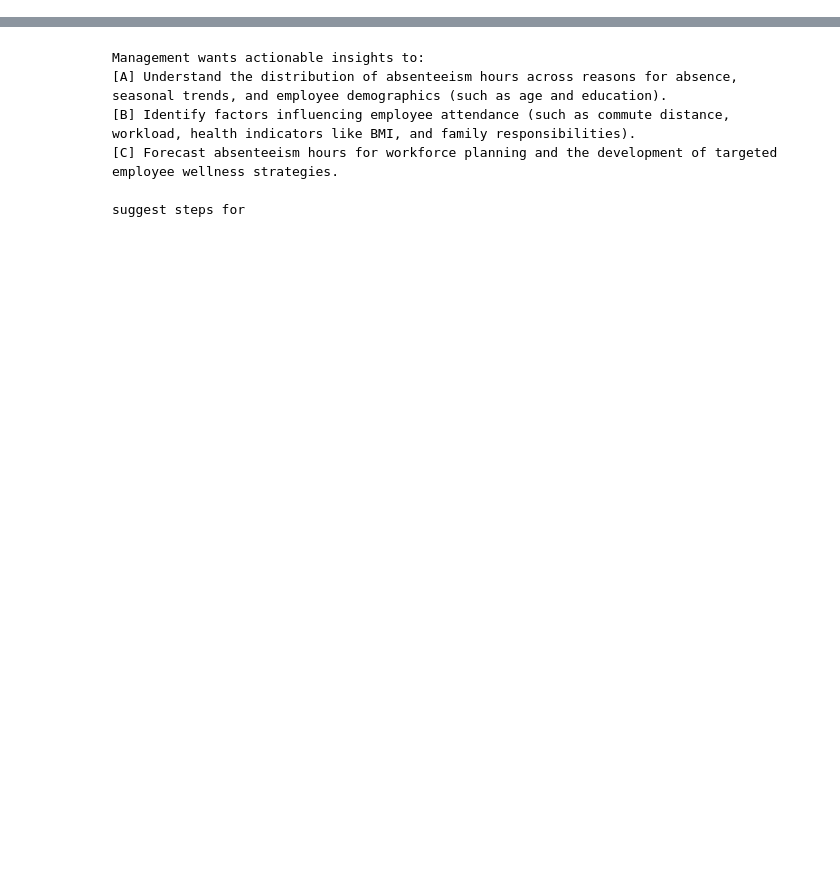
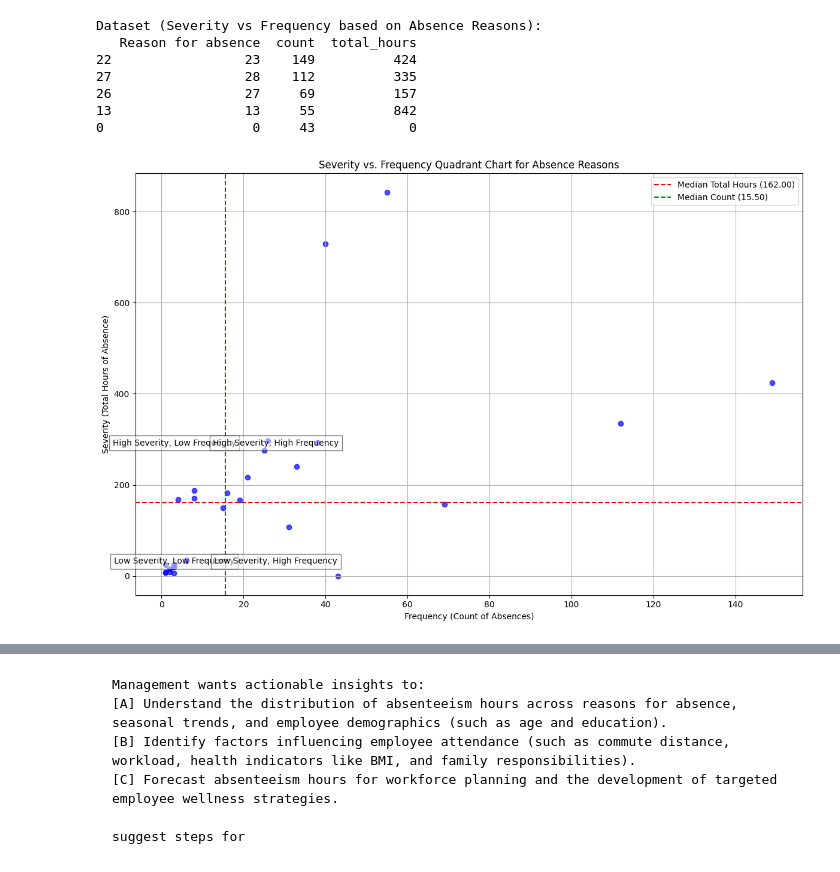
Before and after one commit to karenliauw-dotcom/ADALL_github, a Jupyter notebook: 8265149T_CDA1C03.ipynb, the cells around one changed output, grey strips where cells are left out. Cells and saved outputs as stored; diff of their text form; code cells hidden in the pictures; blank space fills up the shorter version.

```diff
--- a/8265149T_CDA1C03.ipynb
+++ b/8265149T_CDA1C03.ipynb
@@ -68,0 +744,77 @@ The company is building a Proof of Concept (PoC) to understand employee absentee
+# %%
+# Use the pre-aggregated 'absence_summary_by_code' DataFrame for Severity and Frequency
+# 'count' will represent Frequency, and 'total_hours' will represent Severity.
+
+# Ensure 'absence_summary_by_code' is available. If not, re-run previous cell.
+# Assuming absence_summary_by_code was created in cell ezt4KYFgdp3j
+
+print("Dataset (Severity vs Frequency based on Absence Reasons):")
+print(absence_summary_by_code.head())
+
+# Create a scatter plot
+plt.figure(figsize=(12, 8))
+
+# Plotting the points
+# x-axis: Frequency (count), y-axis: Severity (total_hours)
+plt.scatter(absence_summary_by_code['count'], absence_summary_by_code['total_hours'], color='blue', alpha=0.7)
+
+# Adding labels
+plt.title('Severity vs. Frequency Quadrant Chart for Absence Reasons')
+plt.xlabel('Frequency (Count of Absences)')
+plt.ylabel('Severity (Total Hours of Absence)')
+
+# Draw the quadrant lines based on median values
+median_severity = absence_summary_by_code['total_hours'].median()
+median_frequency = absence_summary_by_code['count'].median()
+
+plt.axhline(y=median_severity, color='r', linestyle='--', label=f'Median Total Hours ({median_severity:.2f})')
+plt.axvline(x=median_frequency, color='g', linestyle='--', label=f'Median Count ({median_frequency:.2f})')
+
+# Annotate the quadrants (adjust positions based on actual data range if needed)
+plt.text(x=median_frequency * 0.2, y=median_severity * 0.2, s='Low Severity, Low Frequency', fontsize=10, ha='center', va='center', bbox=dict(facecolor='white', alpha=0.5))
+plt.text(x=median_frequency * 1.8, y=median_severity * 0.2, s='Low Severity, High Frequency', fontsize=10, ha='center', va='center', bbox=dict(facecolor='white', alpha=0.5))
+plt.text(x=median_frequency * 0.2, y=median_severity * 1.8, s='High Severity, Low Frequency', fontsize=10, ha='center', va='center', bbox=dict(facecolor='white', alpha=0.5))
+plt.text(x=median_frequency * 1.8, y=median_severity * 1.8, s='High Severity, High Frequency', fontsize=10, ha='center', va='center', bbox=dict(facecolor='white', alpha=0.5))
+
+plt.legend()
+plt.grid(True)
+# Adjust plot limits dynamically based on data if necessary, or keep generic
+# plt.xlim(0, absence_summary_by_code['count'].max() * 1.1)
+# plt.ylim(0, absence_summary_by_code['total_hours'].max() * 1.1)
+plt.tight_layout()
+plt.show()
+
+# Analyzing the results
+print("\nAnalysis of the Quadrants for Absence Reasons:")
+print("1. High Severity, High Frequency (Critical): These are common reasons for absence that also lead to significant lost hours. Immediate action and targeted interventions are required here.")
+print("2. High Severity, Low Frequency (Caution): These reasons don't occur often but result in a large number of lost hours when they do. Monitoring these trends and understanding their root causes is crucial to prevent escalation.")
+print("3. Low Severity, High Frequency (Manageable): These are frequent but short absences. While individual impact is low, their cumulative effect can be notable. Focus on process improvements or minor adjustments.")
+print("4. Low Severity, Low Frequency (Minimal Impact): These reasons are neither frequent nor severe. They are typically of lowest priority for immediate intervention but should still be tracked.")
+
+# Optional: Identify specific reasons in each quadrant
+print("\nSpecific Reasons in Each Quadrant:")
+for index, row in absence_summary_by_code.iterrows():
+    reason_code = row['Reason for absence']
+    description = icd_mapping.get(reason_code, "No description available.")
+    severity = row['total_hours']
+    frequency = row['count']
+
+    quadrant = ""
+    if severity >= median_severity and frequency >= median_frequency:
+        quadrant = "High Severity, High Frequency"
+    elif severity >= median_severity and frequency < median_frequency:
+        quadrant = "High Severity, Low Frequency"
+    elif severity < median_severity and frequency >= median_frequency:
+        quadrant = "Low Severity, High Frequency"
+    else:
+        quadrant = "Low Severity, Low Frequency"
+    print(f"  Code {reason_code} ({description}): {quadrant} (Severity: {severity}, Frequency: {frequency})")
+# %% [output]
+Dataset (Severity vs Frequency based on Absence Reasons):
+   Reason for absence  count  total_hours
+22                 23    149          424
+27                 28    112          335
+26                 27     69          157
+13                 13     55          842
+0                   0     43            0
+[figure, added]
```
Also changed, not shown: parts of 87 cells of this notebook.
